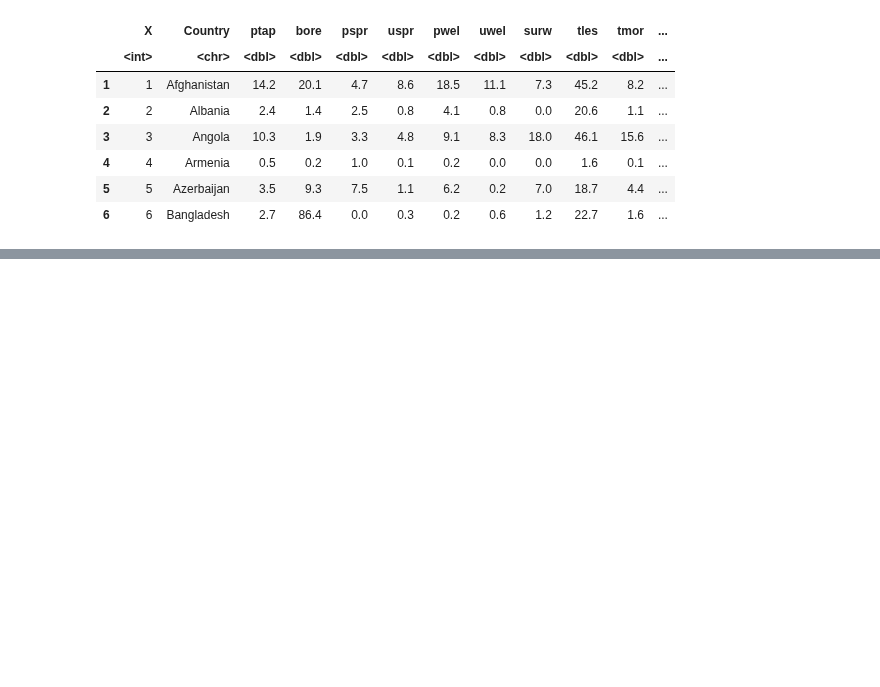
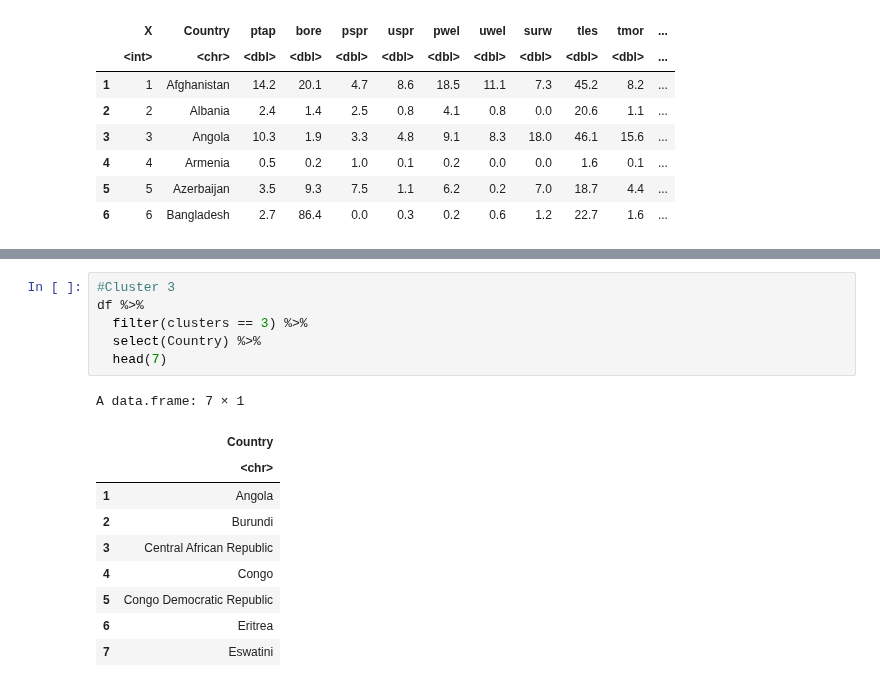
Before and after one commit to narslab/water-accessibility, a Jupyter notebook: bin/jupyter/typology-anlaysis.ipynb, the cells around one changed output, grey strips where cells are left out. Drawn from its saved outputs; the diff is of its cells as text; blank space fills up the shorter version.

```diff
--- a/bin/jupyter/typology-anlaysis.ipynb
+++ b/bin/jupyter/typology-anlaysis.ipynb
@@ -377,0 +431,17 @@ A data.frame: 78 × 2
+# %%
+#Cluster 3
+df %>%
+  filter(clusters == 3) %>%
+  select(Country) %>%
+  head(7)
+# %% [output]
+A data.frame: 7 × 1
+|  | Country |
+|  | <chr> |
+| 1 | Angola |
+| 2 | Burundi |
+| 3 | Central African Republic |
+| 4 | Congo |
+| 5 | Congo Democratic Republic |
+| 6 | Eritrea |
+| 7 | Eswatini |
```
Also changed, not shown: parts of 7 cells of this notebook, 2 other files.
